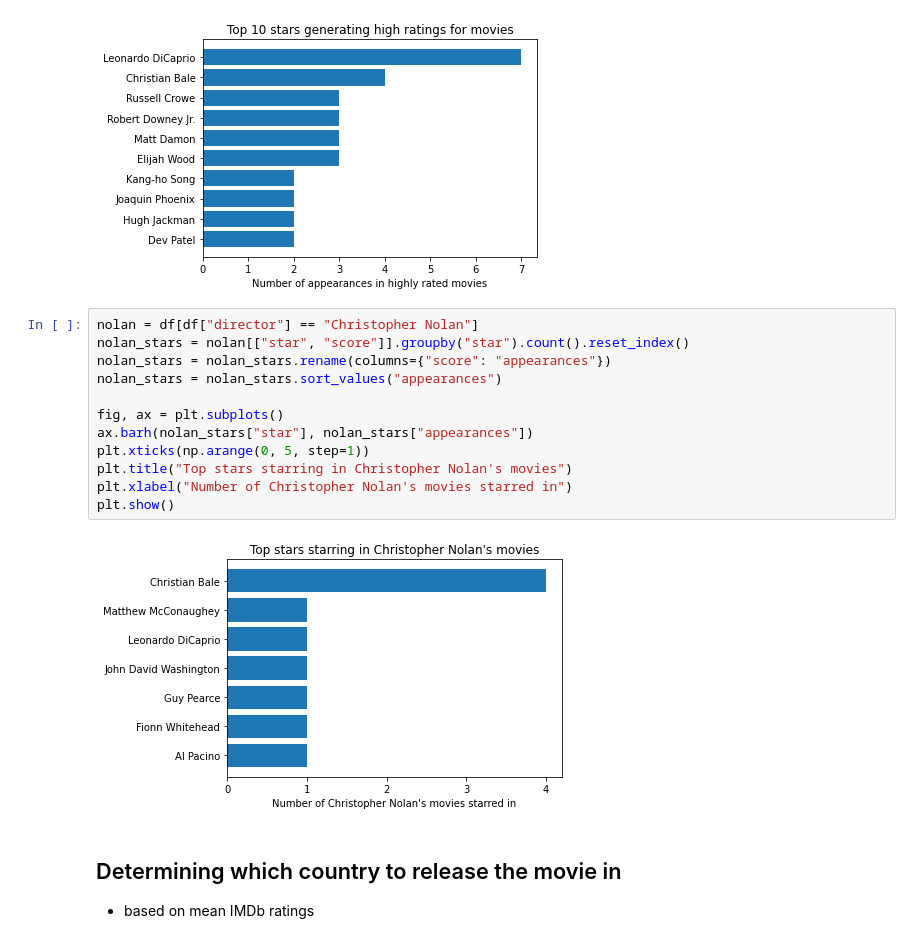
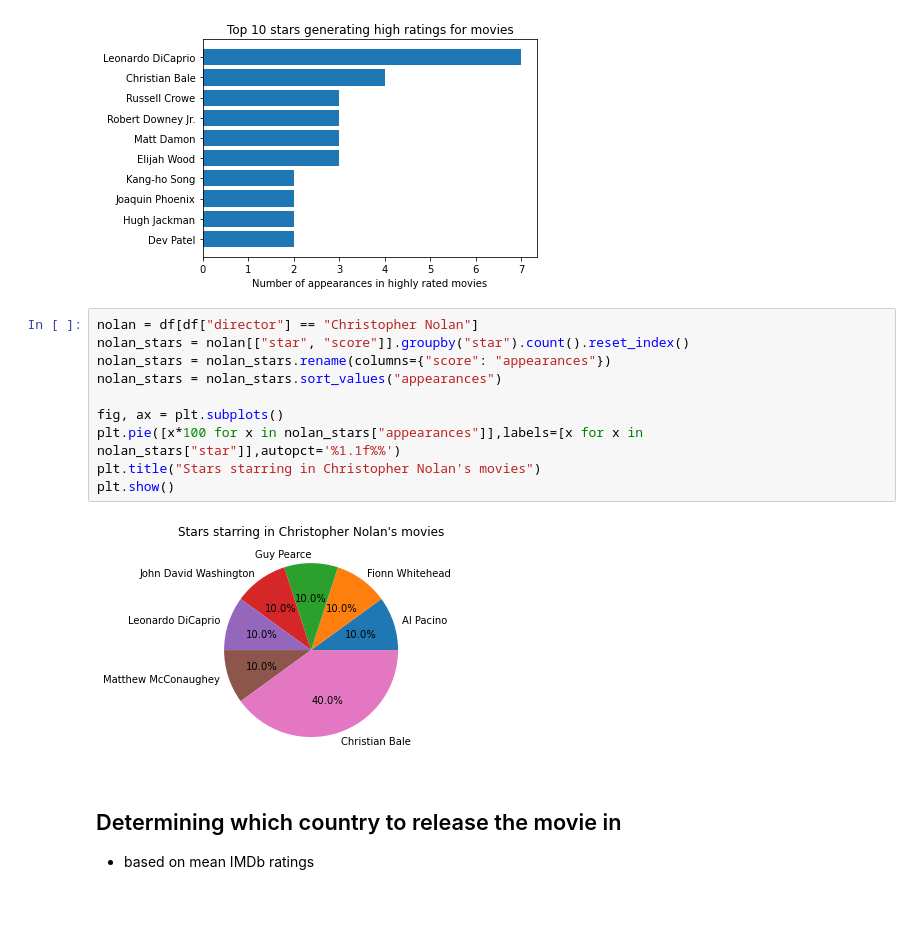
Before and after one commit to soaza/dao2702-project, a Jupyter notebook: movies_visualisation.ipynb, the cells around one changed output. Cells and saved outputs as stored; diff of their text form; blank space fills up the shorter version.

Commit message:
changed some visualisations

```diff
--- a/movies_visualisation.ipynb
+++ b/movies_visualisation.ipynb
@@ -114,17 +115,15 @@ plt.show()
 # %%
 nolan = df[df["director"] == "Christopher Nolan"]
 nolan_stars = nolan[["star", "score"]].groupby("star").count().reset_index()
 nolan_stars = nolan_stars.rename(columns={"score": "appearances"})
 nolan_stars = nolan_stars.sort_values("appearances")
 
 fig, ax = plt.subplots()
-ax.barh(nolan_stars["star"], nolan_stars["appearances"])
-plt.xticks(np.arange(0, 5, step=1))
-plt.title("Top stars starring in Christopher Nolan's movies")
-plt.xlabel("Number of Christopher Nolan's movies starred in")
+plt.pie([x*100 for x in nolan_stars["appearances"]],labels=[x for x in nolan_stars["star"]],autopct='%1.1f%%')
+plt.title("Stars starring in Christopher Nolan's movies")
 plt.show()
 # %% [output]
-[figure, old version]
+[figure, new version]
 # %% [markdown]
 ## Determining which country to release the movie in
 - based on mean IMDb ratings
```
Also changed, not shown: parts of 5 cells of this notebook, 1 other file.
